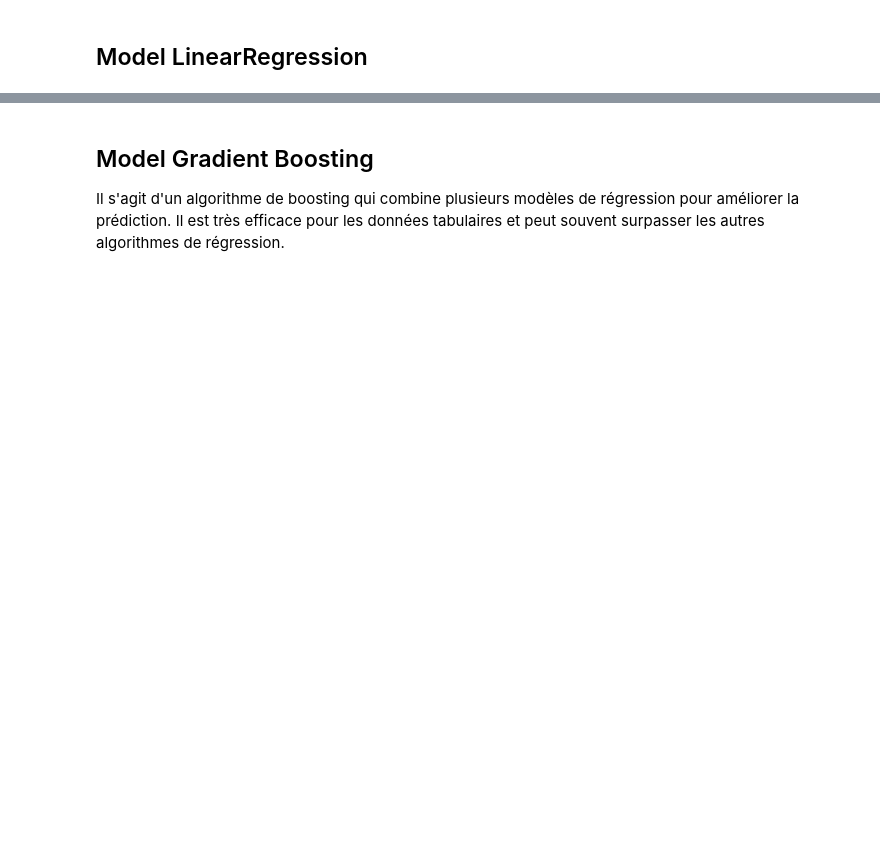
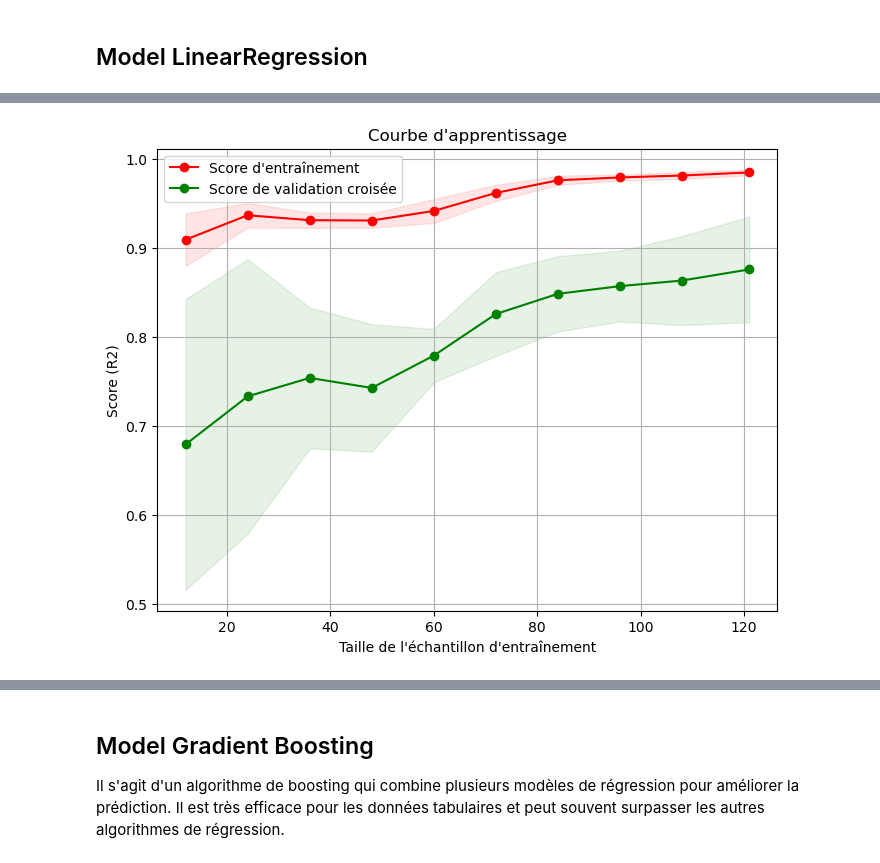
Before and after one commit to vanstavelD/appli_car_price_estimate, a Jupyter notebook: models/ml.ipynb, the cells around one changed output, grey strips where cells are left out. Saved outputs shown, nothing was run; the diff lists cells and outputs as text; code cells hidden in the pictures; blank space fills up the shorter version.

```diff
--- a/models/ml.ipynb
+++ b/models/ml.ipynb
@@ -145,0 +173,28 @@ R2 score: 0.842138020201997
+# %%
+import matplotlib.pyplot as plt
+from sklearn.model_selection import learning_curve
+import numpy as np
+
+
+train_sizes, train_scores, test_scores = learning_curve(model_rf, X_train, y_train, cv=5, scoring='r2', train_sizes=np.linspace(0.1, 1.0, 10))
+
+train_scores_mean = np.mean(train_scores, axis=1)
+train_scores_std = np.std(train_scores, axis=1)
+test_scores_mean = np.mean(test_scores, axis=1)
+test_scores_std = np.std(test_scores, axis=1)
+
+plt.figure(figsize=(8,6))
+plt.title("Courbe d'apprentissage")
+plt.xlabel("Taille de l'échantillon d'entraînement")
+plt.ylabel("Score (R2)")
+plt.grid()
+
+plt.fill_between(train_sizes, train_scores_mean - train_scores_std, train_scores_mean + train_scores_std, alpha=0.1, color="r")
+plt.fill_between(train_sizes, test_scores_mean - test_scores_std, test_scores_mean + test_scores_std, alpha=0.1, color="g")
+plt.plot(train_sizes, train_scores_mean, 'o-', color="r", label="Score d'entraînement")
+plt.plot(train_sizes, test_scores_mean, 'o-', color="g", label="Score de validation croisée")
+
+plt.legend(loc="best")
+plt.show()
+# %% [output]
+[figure, added]
```
Also changed, not shown: parts of 10 cells of this notebook, 8 other files.
